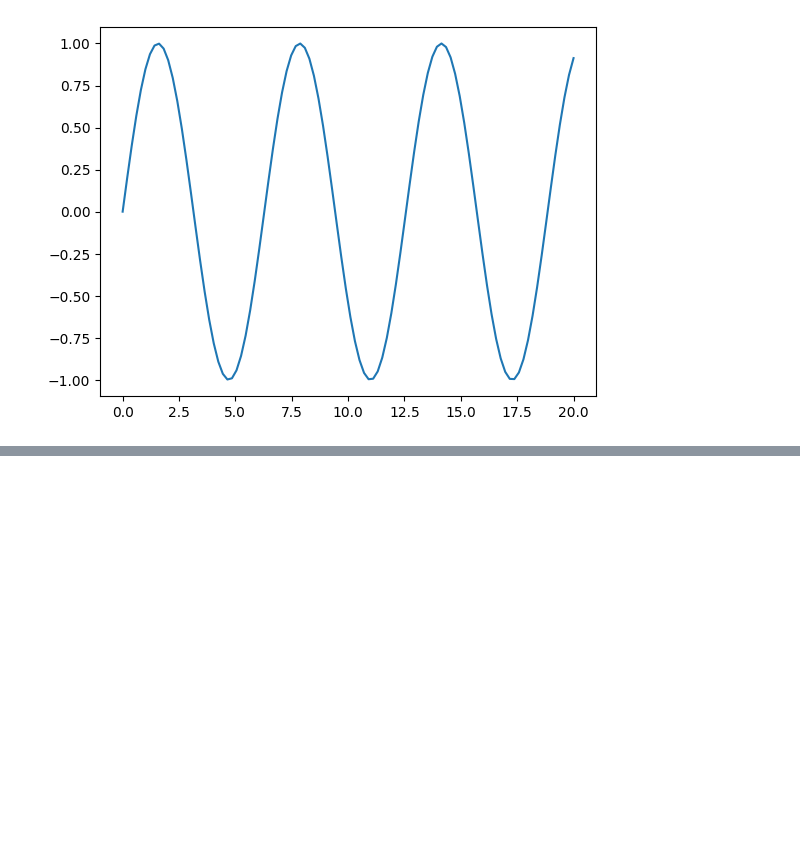
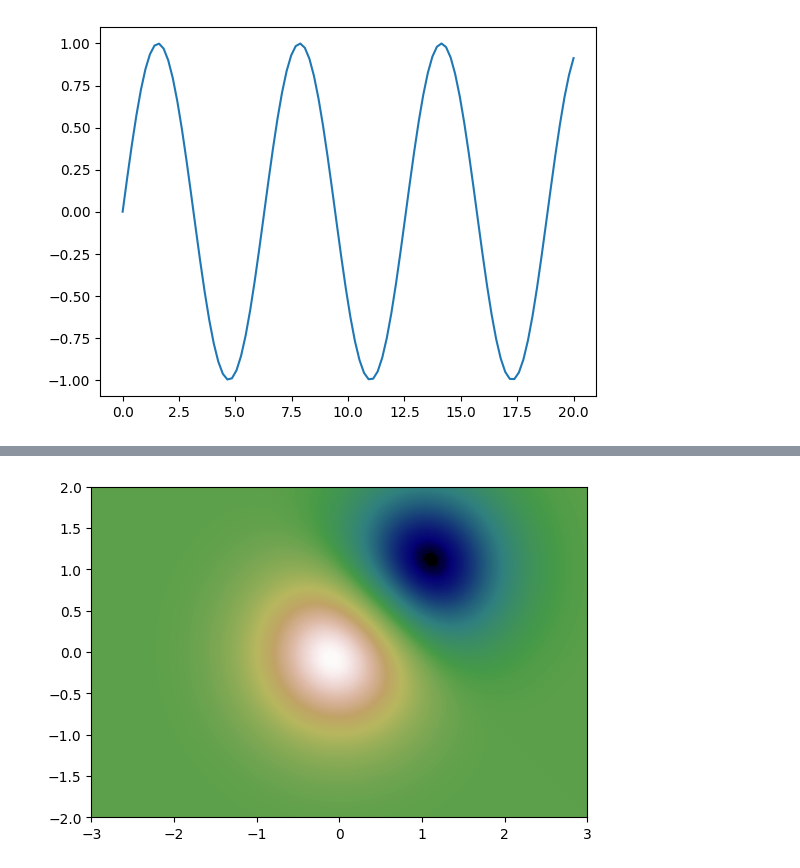
Before and after one commit to muhammadadilnaeem/Simplilearn-Python-For-Beginners, a Jupyter notebook: 10_matplotlib/01_matplotlib.ipynb, the cells around one changed output, grey strips where cells are left out. Saved outputs shown, nothing was run; the diff lists cells and outputs as text; code cells hidden in the pictures; blank space fills up the shorter version.

```diff
--- a/10_matplotlib/01_matplotlib.ipynb
+++ b/10_matplotlib/01_matplotlib.ipynb
@@ -33,0 +76,6 @@ plt.show()                   # Display
+# %%
+plt.imshow(Z, interpolation='bilinear', cmap=cm.gist_earth,
+              origin='lower', extent=[-3, 3, -2, 2])
+plt.show()
+# %% [output]
+[figure, added]
```
Also changed, not shown: parts of 3 cells of this notebook.
